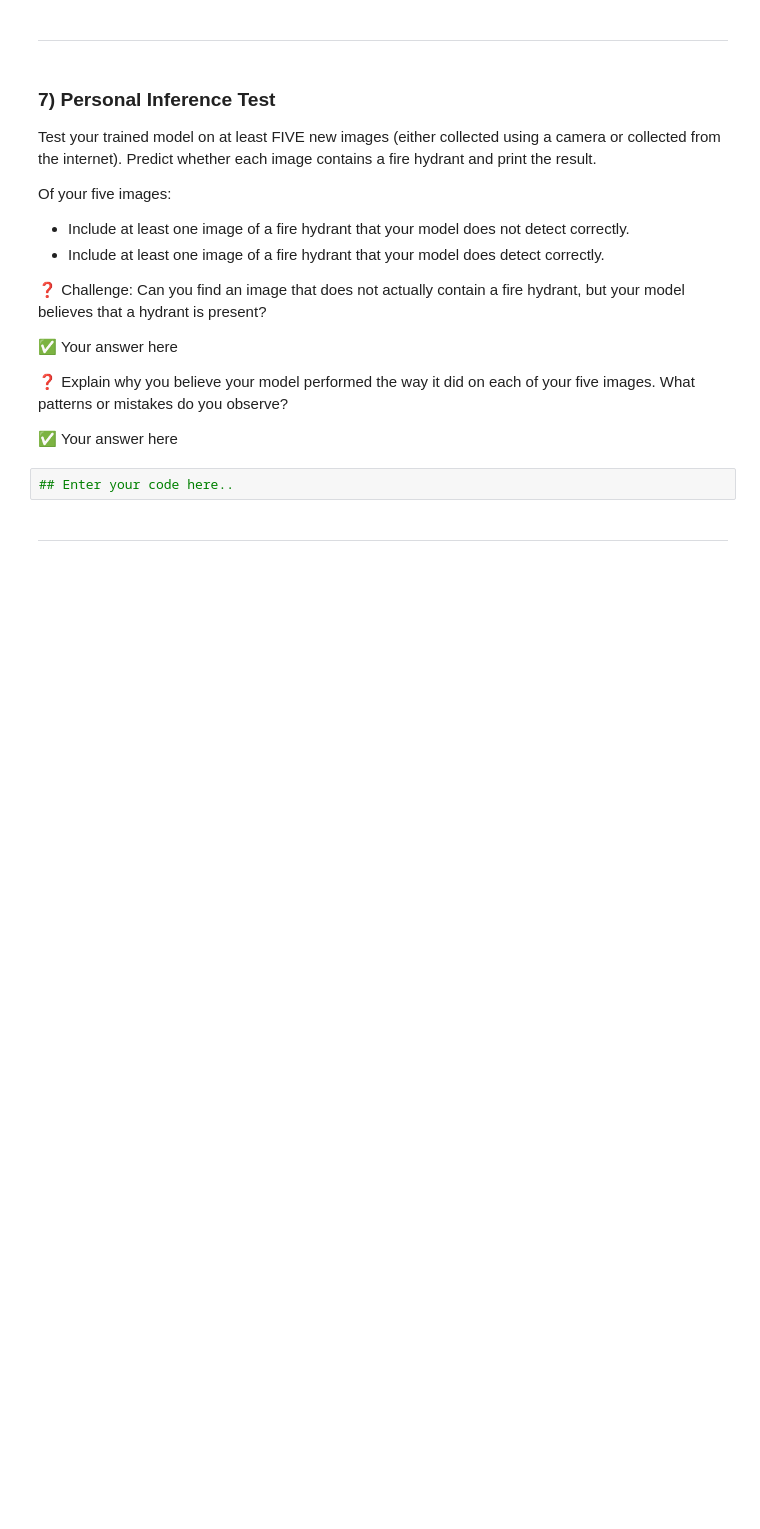
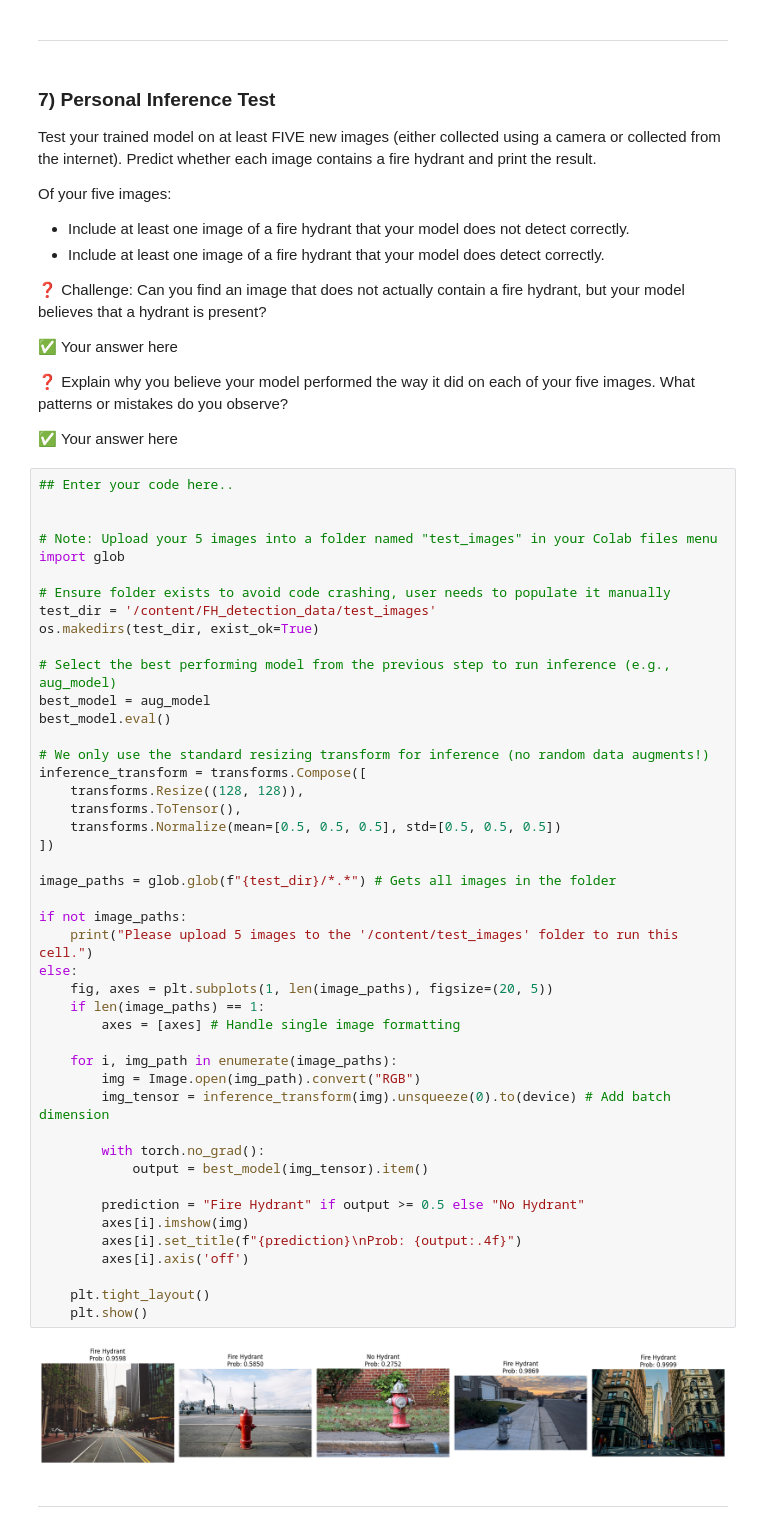
Before and after one commit to sanil04/SYSC-4415-Assignment-2, a Jupyter notebook: W2026/Assignments/A2/A2_SYSC4415_W26.ipynb, the cells around one changed output. Cells and saved outputs as stored; diff of their text form; blank space fills up the shorter version.

```diff
--- a/W2026/Assignments/A2/A2_SYSC4415_W26.ipynb
+++ b/W2026/Assignments/A2/A2_SYSC4415_W26.ipynb
@@ -571,8 +577,53 @@ Of your five images:
 ❓ Explain why you believe your model performed the way it did on each of your five images. What patterns or mistakes do you observe?
 
 ✅ Your answer here
-# %%
-## Enter your code here..
+# %%
+## Enter your code here..
+
+
+# Note: Upload your 5 images into a folder named "test_images" in your Colab files menu
+import glob
+
+# Ensure folder exists to avoid code crashing, user needs to populate it manually
+test_dir = '/content/FH_detection_data/test_images'
+os.makedirs(test_dir, exist_ok=True)
+
+# Select the best performing model from the previous step to run inference (e.g., aug_model)
+best_model = aug_model
+best_model.eval()
+
+# We only use the standard resizing transform for inference (no random data augments!)
+inference_transform = transforms.Compose([
+    transforms.Resize((128, 128)),
+    transforms.ToTensor(),
+    transforms.Normalize(mean=[0.5, 0.5, 0.5], std=[0.5, 0.5, 0.5])
+])
+
+image_paths = glob.glob(f"{test_dir}/*.*") # Gets all images in the folder
+
+if not image_paths:
+    print("Please upload 5 images to the '/content/test_images' folder to run this cell.")
+else:
+    fig, axes = plt.subplots(1, len(image_paths), figsize=(20, 5))
+    if len(image_paths) == 1:
+        axes = [axes] # Handle single image formatting
+
+    for i, img_path in enumerate(image_paths):
+        img = Image.open(img_path).convert("RGB")
+        img_tensor = inference_transform(img).unsqueeze(0).to(device) # Add batch dimension
+
+        with torch.no_grad():
+            output = best_model(img_tensor).item()
+
+        prediction = "Fire Hydrant" if output >= 0.5 else "No Hydrant"
+        axes[i].imshow(img)
+        axes[i].set_title(f"{prediction}\nProb: {output:.4f}")
+        axes[i].axis('off')
+
+    plt.tight_layout()
+    plt.show()
+# %% [output]
+[figure, added]
 # %% [markdown]
 ---
 # %% [markdown]
```
Also changed, not shown: parts of 5 cells of this notebook.
